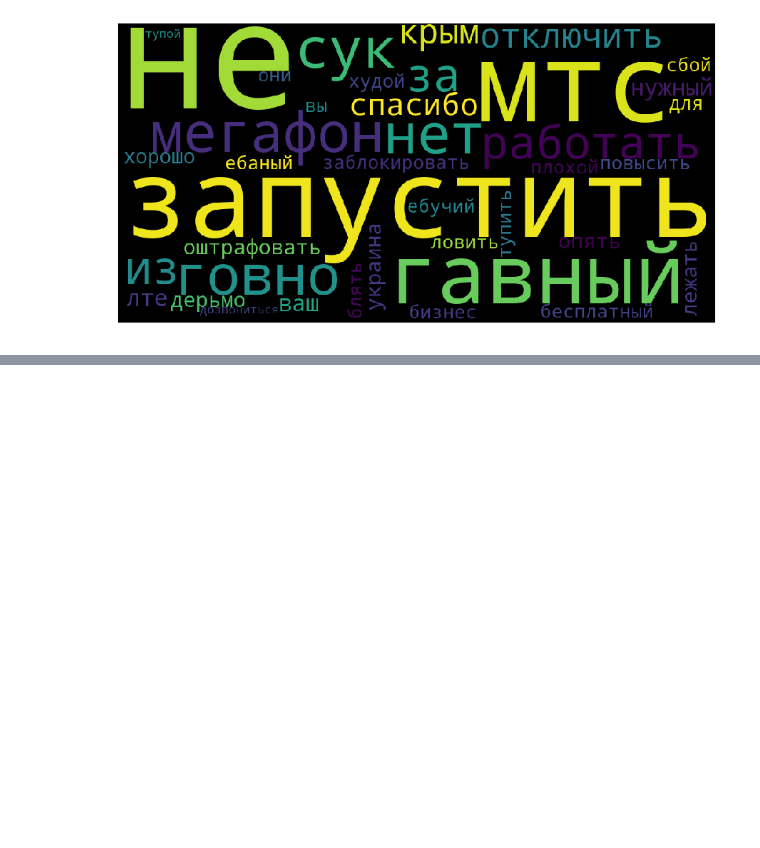
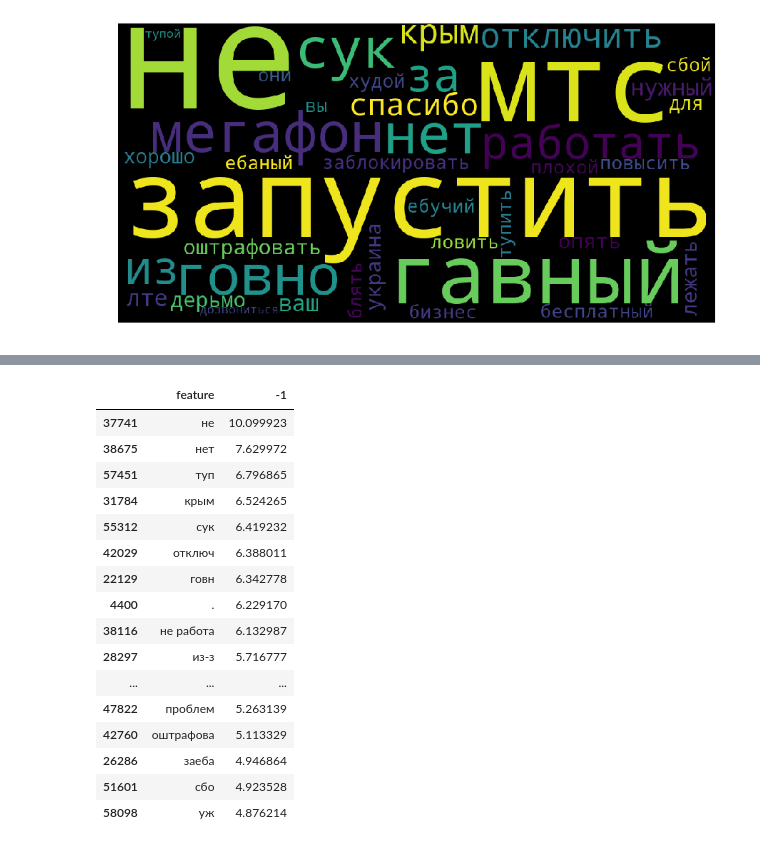
Before and after one commit to dkbrz/AOT_HW, a Jupyter notebook: HW_1/Preprocessing.ipynb, the cells around one changed output, grey strips where cells are left out. Saved outputs shown, nothing was run; the diff lists cells and outputs as text; code cells hidden in the pictures; blank space fills up the shorter version.

```diff
--- a/HW_1/Preprocessing.ipynb
+++ b/HW_1/Preprocessing.ipynb
@@ -720,0 +767,6 @@ plt.axis('off')
+# %%
+features = pd.DataFrame({'feature':tfidf.get_feature_names()})
+# %%
+features['-1'] = lgcv.coef_[0]
+features['0'] = lgcv.coef_[1]
+features['1'] = lgcv.coef_[2]
@@ -720,0 +782,20 @@ plt.axis('off')
+# %%
+features[['feature','-1']].sort(['-1'], ascending=False)[:20]
+# %% [output]
+|  | feature | -1 |
+| 37741 | не | 10.099923 |
+| 38675 | нет | 7.629972 |
+| 57451 | туп | 6.796865 |
+| 31784 | крым | 6.524265 |
+| 55312 | сук | 6.419232 |
+| 42029 | отключ | 6.388011 |
+| 22129 | говн | 6.342778 |
+| 4400 | . | 6.229170 |
+| 38116 | не работа | 6.132987 |
+| 28297 | из-з | 5.716777 |
+| ... | ... | ... |
+| 47822 | проблем | 5.263139 |
+| 42760 | оштрафова | 5.113329 |
+| 26286 | заеба | 4.946864 |
+| 51601 | сбо | 4.923528 |
+| 58098 | уж | 4.876214 |
```
Also changed, not shown: parts of 22 cells of this notebook, 1 other file.
